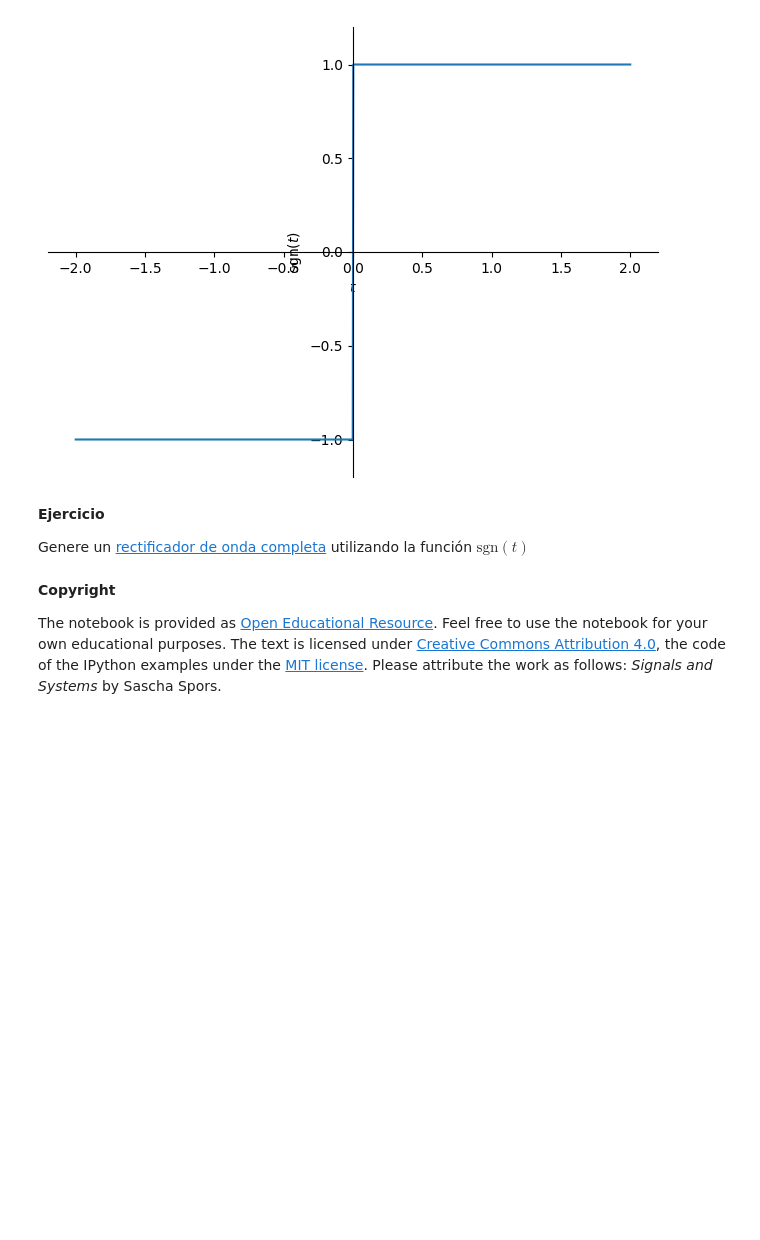
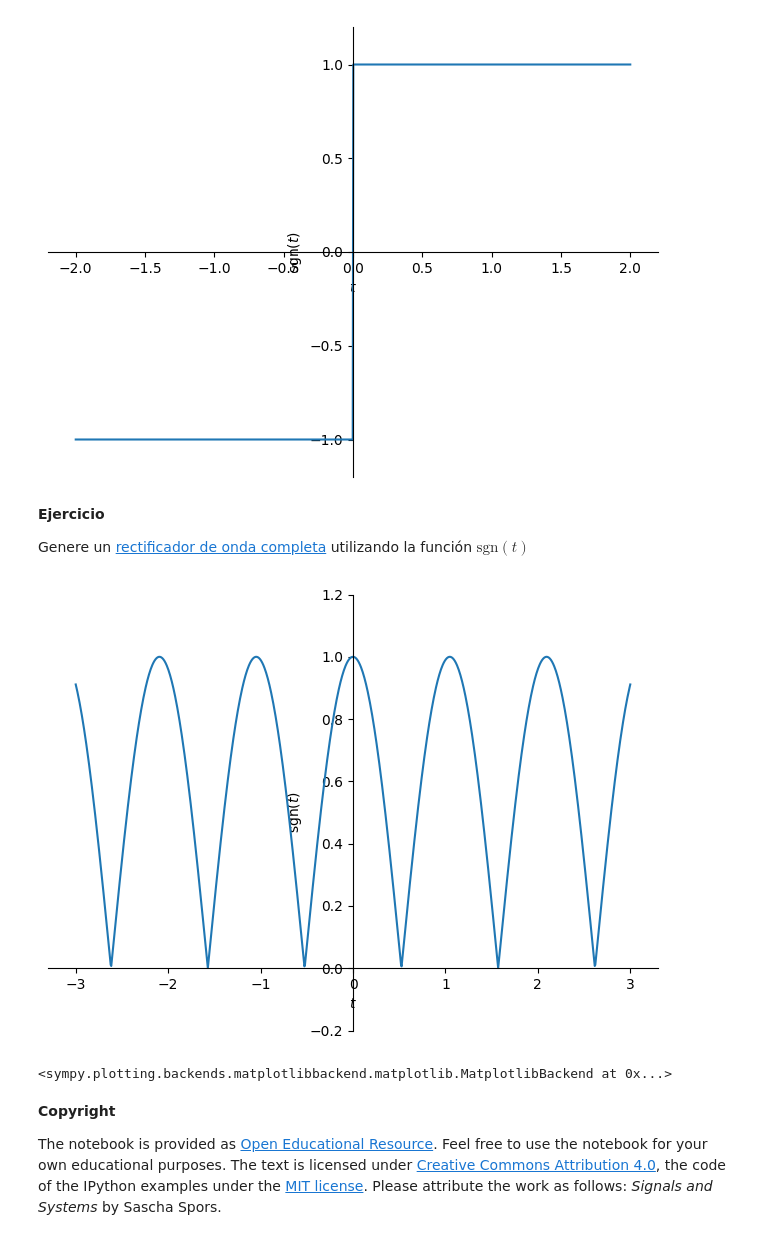
Before and after one commit to IsaMedina07/SenalesYSistemas_2025_1S, a Jupyter notebook: Ejercicios/Copia_de_S_estandar.ipynb, the cells around one changed output. Drawn from its saved outputs; the diff is of its cells as text; code cells hidden in the pictures; blank space fills up the shorter version.

```diff
--- a/Ejercicios/Copia_de_S_estandar.ipynb
+++ b/Ejercicios/Copia_de_S_estandar.ipynb
@@ -319,6 +325,13 @@ sym.plot(sgn, (t, -2, 2), ylim=[-1.2, 1.2], ylabel=r'sgn$(t)$');
 **Ejercicio**
 
 Genere un [rectificador de onda completa](https://en.wikipedia.org/wiki/Rectifier#Full-wave_rectification) utilizando la función $\text{sgn}(t)$
+# %%
+x = sym.cos(omega*t)
+sgn = sym.sign(x.subs(omega,3))
+sym.plot(x.subs(omega,3)*sgn,(t,-3,3), ylim=[-0.2,1.2] ,ylabel=r'sgn$(t)$')
+# %% [output]
+[figure, added]
+<sympy.plotting.backends.matplotlibbackend.matplotlib.MatplotlibBackend at 0x...>
 # %% [markdown]
 **Copyright**
 
```
Also changed, not shown: parts of 1 cell of this notebook.
